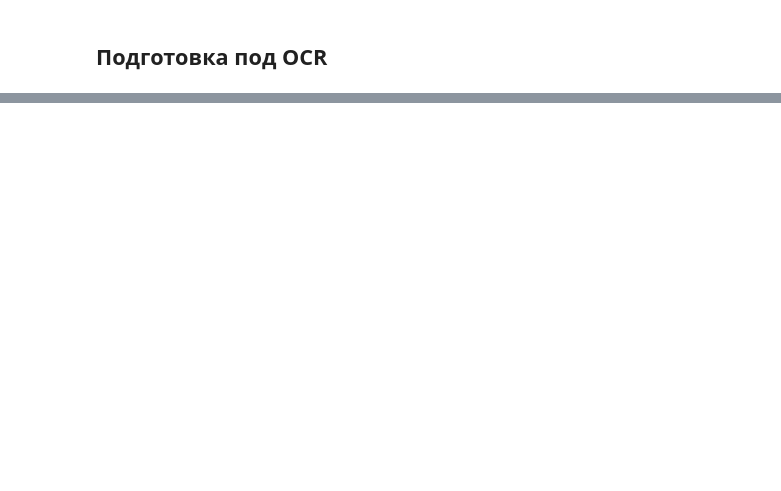
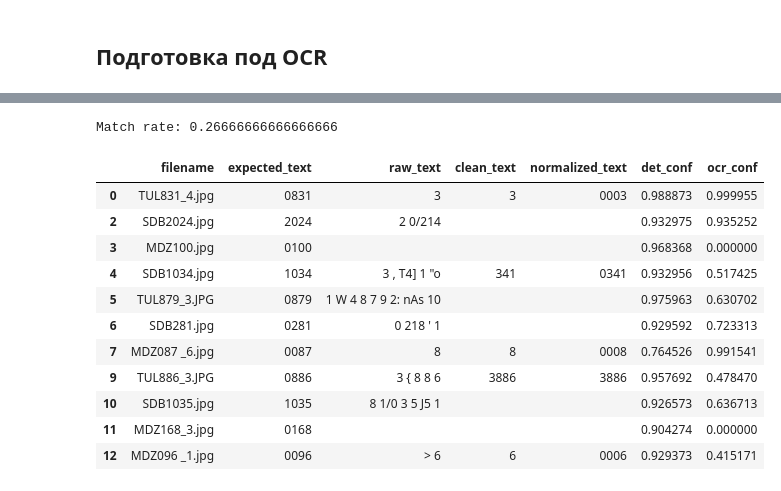
Before and after one commit to Schwarzepolizei/plate-recognition, a Jupyter notebook: notebooks/03_ocr_pipeline.ipynb, the cells around one changed output, grey strips where cells are left out. Saved outputs shown, nothing was run; the diff lists cells and outputs as text; code cells hidden in the pictures; blank space fills up the shorter version.

```diff
--- a/notebooks/03_ocr_pipeline.ipynb
+++ b/notebooks/03_ocr_pipeline.ipynb
@@ -207,0 +406,7 @@ show_image(plate_thresh, title="Plate threshold 130", figsize=(10, 4), cmap="gra
+# %%
+def process_ocr_text(raw_text: str) -> str:
+    text = raw_text.lower()
+    text = re.sub(r"[^0-9abcde]", "", text)
+
+    match = re.fullmatch(r"\d{1,4}[abcde]?", text)
+    return match.group(0) if match else ""
@@ -207,0 +460,10 @@ show_image(plate_thresh, title="Plate threshold 130", figsize=(10, 4), cmap="gra
+# %%
+def extract_expected_number_from_filename(filename: str) -> str:
+    stem = Path(filename).stem.lower()
+
+    match = re.search(r"(\d{1,4}[abcde]?)", stem)
+    if not match:
+        return ""
+
+    raw = match.group(1)
+    return normalize_plate_number(raw)
@@ -207,0 +537,3 @@ show_image(plate_thresh, title="Plate threshold 130", figsize=(10, 4), cmap="gra
+# %%
+sample_paths = random.sample(image_paths, min(15, len(image_paths)))
+[len(sample_paths), sample_paths[:3]]
@@ -207,0 +547,16 @@ show_image(plate_thresh, title="Plate threshold 130", figsize=(10, 4), cmap="gra
+# %%
+rows = []
+
+for path in sample_paths:
+    result_row = run_ocr_pipeline_on_image(path, model, reader)
+
+    expected = extract_expected_number_from_filename(path.name)
+    predicted = result_row["normalized_text"]
+
+    result_row["expected_text"] = expected
+    result_row["match"] = expected == predicted if expected and predicted else False
+
+    rows.append(result_row)
+
+df_results = pd.DataFrame(rows)
+df_results
@@ -207,0 +580,23 @@ show_image(plate_thresh, title="Plate threshold 130", figsize=(10, 4), cmap="gra
+# %%
+df_results[["filename", "expected_text", "normalized_text", "match", "det_conf", "ocr_conf"]]
+
+match_rate = df_results["match"].mean()
+print("Match rate:", match_rate)
+# %% [output]
+Match rate: 0.26666666666666666
+# %%
+df_errors = df_results[df_results["match"] == False].copy()
+df_errors[["filename", "expected_text", "raw_text", "clean_text", "normalized_text", "det_conf", "ocr_conf"]]
+# %% [output]
+|  | filename | expected_text | raw_text | clean_text | normalized_text | det_conf | ocr_conf |
+| 0 | TUL831_4.jpg | 0831 | 3 | 3 | 0003 | 0.988873 | 0.999955 |
+| 2 | SDB2024.jpg | 2024 | 2 0/214 |  |  | 0.932975 | 0.935252 |
+| 3 | MDZ100.jpg | 0100 |  |  |  | 0.968368 | 0.000000 |
+| 4 | SDB1034.jpg | 1034 | 3 , T4] 1 "o | 341 | 0341 | 0.932956 | 0.517425 |
+| 5 | TUL879_3.JPG | 0879 | 1 W 4 8 7 9 2: nAs 10 |  |  | 0.975963 | 0.630702 |
+| 6 | SDB281.jpg | 0281 | 0 218 ' 1 |  |  | 0.929592 | 0.723313 |
+| 7 | MDZ087 _6.jpg | 0087 | 8 | 8 | 0008 | 0.764526 | 0.991541 |
+| 9 | TUL886_3.JPG | 0886 | 3 { 8 8 6 | 3886 | 3886 | 0.957692 | 0.478470 |
+| 10 | SDB1035.jpg | 1035 | 8 1/0 3 5 J5 1 |  |  | 0.926573 | 0.636713 |
+| 11 | MDZ168_3.jpg | 0168 |  |  |  | 0.904274 | 0.000000 |
+| 12 | MDZ096 _1.jpg | 0096 | > 6 | 6 | 0006 | 0.929373 | 0.415171 |
```
Also changed, not shown: parts of 47 cells of this notebook.
